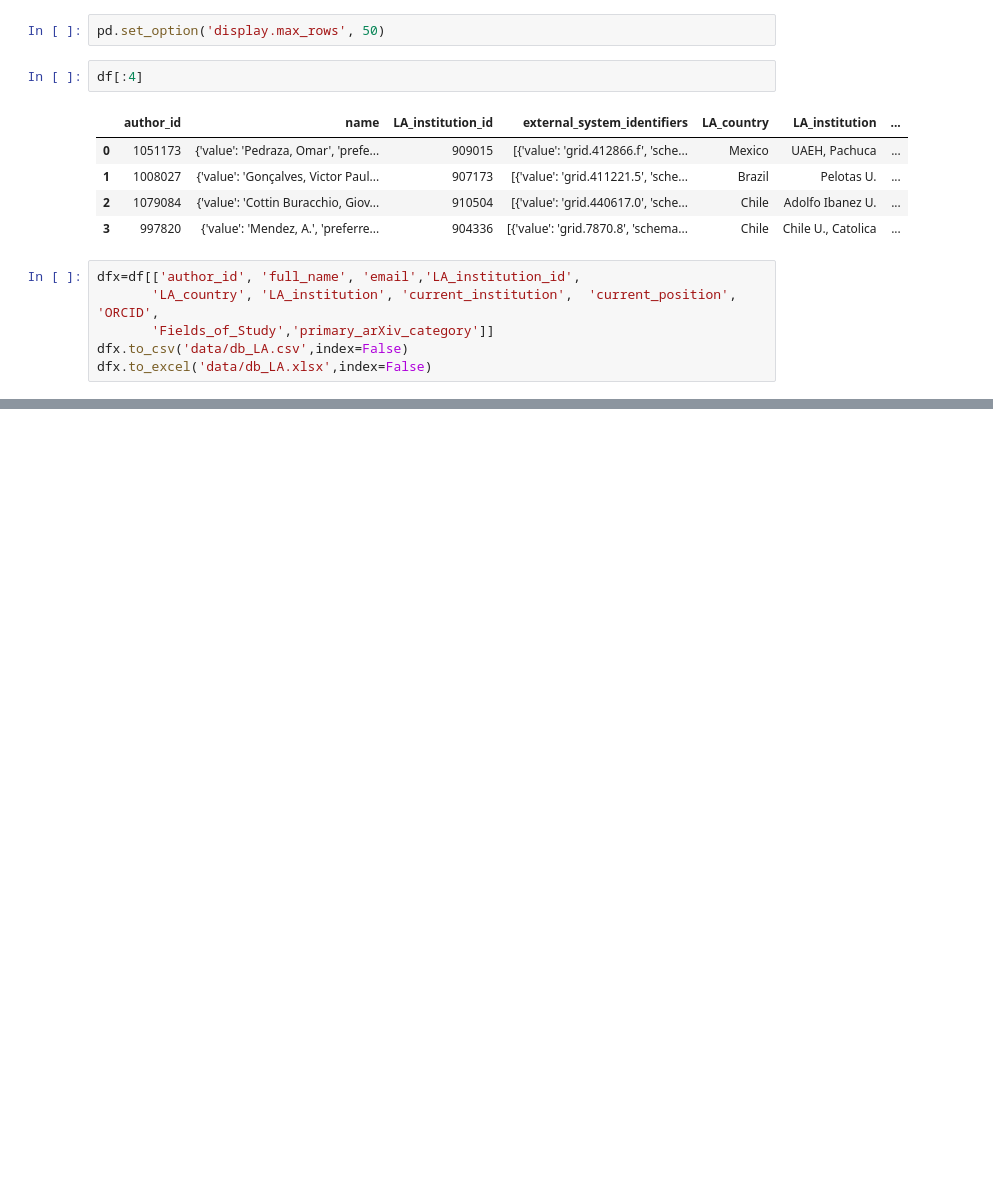
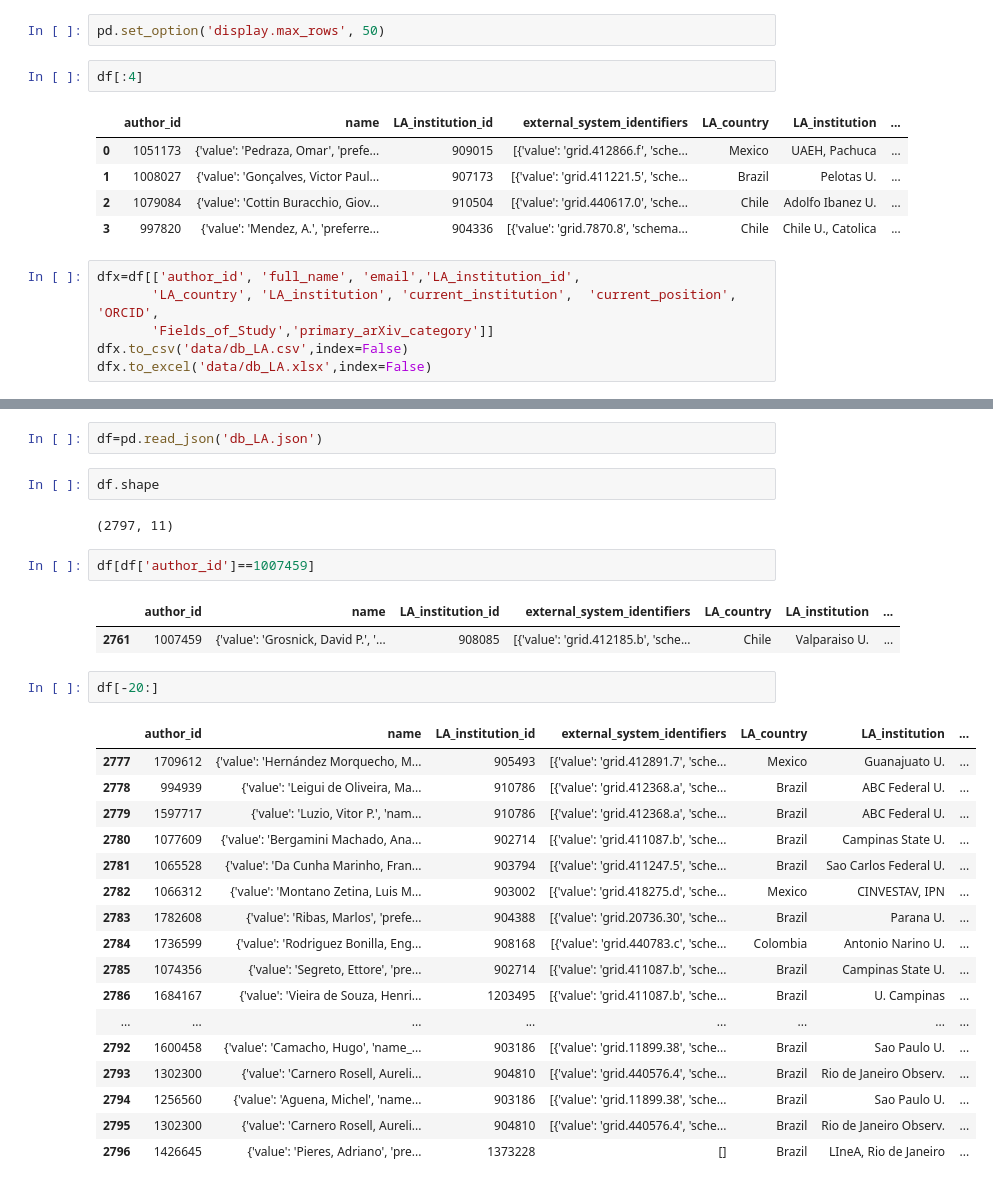
Before and after one commit to restrepo/inspire, a Jupyter notebook: LA_HEP.ipynb, the cells around one changed output, grey strips where cells are left out. Cells and saved outputs as stored; diff of their text form; blank space fills up the shorter version.

```diff
--- a/LA_HEP.ipynb
+++ b/LA_HEP.ipynb
@@ -468,0 +474,31 @@ dfx[dfx.full_name.str.contains('Acero')]
+# %%
+df=pd.read_json('db_LA.json')
+# %%
+df.shape
+# %% [output]
+(2797, 11)
+# %%
+df[df['author_id']==1007459]
+# %% [output]
+|  | author_id | name | LA_institution_id | external_system_identifiers | LA_country | LA_institution | ... |
+| 2761 | 1007459 | {'value': 'Grosnick, David P.', '... | 908085 | [{'value': 'grid.412185.b', 'sche... | Chile | Valparaiso U. | ... |
+# %%
+df[-20:]
+# %% [output]
+|  | author_id | name | LA_institution_id | external_system_identifiers | LA_country | LA_institution | ... |
+| 2777 | 1709612 | {'value': 'Hernández Morquecho, M... | 905493 | [{'value': 'grid.412891.7', 'sche... | Mexico | Guanajuato U. | ... |
+| 2778 | 994939 | {'value': 'Leigui de Oliveira, Ma... | 910786 | [{'value': 'grid.412368.a', 'sche... | Brazil | ABC Federal U. | ... |
+| 2779 | 1597717 | {'value': 'Luzio, Vitor P.', 'nam... | 910786 | [{'value': 'grid.412368.a', 'sche... | Brazil | ABC Federal U. | ... |
+| 2780 | 1077609 | {'value': 'Bergamini Machado, Ana... | 902714 | [{'value': 'grid.411087.b', 'sche... | Brazil | Campinas State U. | ... |
+| 2781 | 1065528 | {'value': 'Da Cunha Marinho, Fran... | 903794 | [{'value': 'grid.411247.5', 'sche... | Brazil | Sao Carlos Federal U. | ... |
+| 2782 | 1066312 | {'value': 'Montano Zetina, Luis M... | 903002 | [{'value': 'grid.418275.d', 'sche... | Mexico | CINVESTAV, IPN | ... |
+| 2783 | 1782608 | {'value': 'Ribas, Marlos', 'prefe... | 904388 | [{'value': 'grid.20736.30', 'sche... | Brazil | Parana U. | ... |
+| 2784 | 1736599 | {'value': 'Rodriguez Bonilla, Eng... | 908168 | [{'value': 'grid.440783.c', 'sche... | Colombia | Antonio Narino U. | ... |
+| 2785 | 1074356 | {'value': 'Segreto, Ettore', 'pre... | 902714 | [{'value': 'grid.411087.b', 'sche... | Brazil | Campinas State U. | ... |
+| 2786 | 1684167 | {'value': 'Vieira de Souza, Henri... | 1203495 | [{'value': 'grid.411087.b', 'sche... | Brazil | U. Campinas | ... |
+| ... | ... | ... | ... | ... | ... | ... | ... |
+| 2792 | 1600458 | {'value': 'Camacho, Hugo', 'name_... | 903186 | [{'value': 'grid.11899.38', 'sche... | Brazil | Sao Paulo U. | ... |
+| 2793 | 1302300 | {'value': 'Carnero Rosell, Aureli... | 904810 | [{'value': 'grid.440576.4', 'sche... | Brazil | Rio de Janeiro Observ. | ... |
+| 2794 | 1256560 | {'value': 'Aguena, Michel', 'name... | 903186 | [{'value': 'grid.11899.38', 'sche... | Brazil | Sao Paulo U. | ... |
+| 2795 | 1302300 | {'value': 'Carnero Rosell, Aureli... | 904810 | [{'value': 'grid.440576.4', 'sche... | Brazil | Rio de Janeiro Observ. | ... |
+| 2796 | 1426645 | {'value': 'Pieres, Adriano', 'pre... | 1373228 | [] | Brazil | LIneA, Rio de Janeiro | ... |
```
Also changed, not shown: parts of 2 cells of this notebook, 2 other files.
